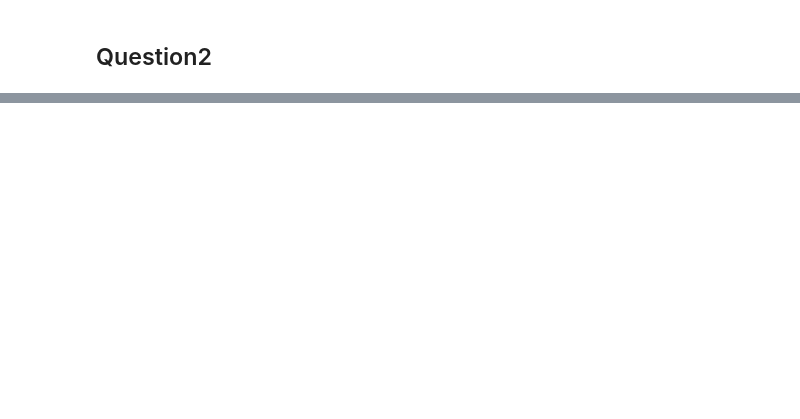
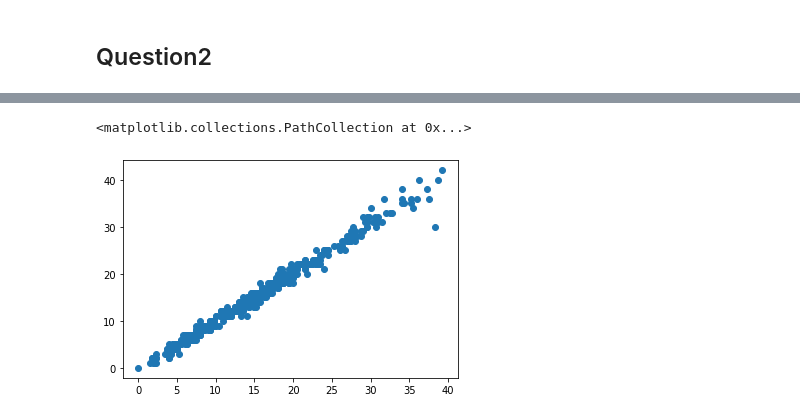
Before and after one commit to varundesai10/ELL409_Assignment1, a Jupyter notebook: K_Nearest_Neighbour.ipynb, the cells around one changed output, grey strips where cells are left out. Saved outputs shown, nothing was run; the diff lists cells and outputs as text; code cells hidden in the pictures; blank space fills up the shorter version.

```diff
--- a/K_Nearest_Neighbour.ipynb
+++ b/K_Nearest_Neighbour.ipynb
@@ -112,8 +89,8 @@ for k in tqdm(range(1,300)):
         y_pred = predict_classification(X_train, X_test[i], k)
         C[y_pred, Y_test[i]] += 1
     acc = (C[0,0] + C[1,1])/np.sum(C)
-    pr = C[1,1]/(C[1,1] + C[0,1])
-    rec = C[1,0]/(C[1,0] + C[0,0])
+    pr = C[1,1]/(C[1,1] + C[1,0])
+    rec = C[1,1]/(C[1,1] + C[0,1])
     f1 = 2*(pr*rec)/(pr + rec)
     Precision.append(pr)
     Recall.append(rec)
@@ -149,0 +169,5 @@ NameError: name 'pd' is not defined
+# %%
+plt.scatter(y_predict, Y_test_2)
+# %% [output]
+<matplotlib.collections.PathCollection at 0x...>
+[figure, added]
```
Also changed, not shown: parts of 19 cells of this notebook, 2 other files.
